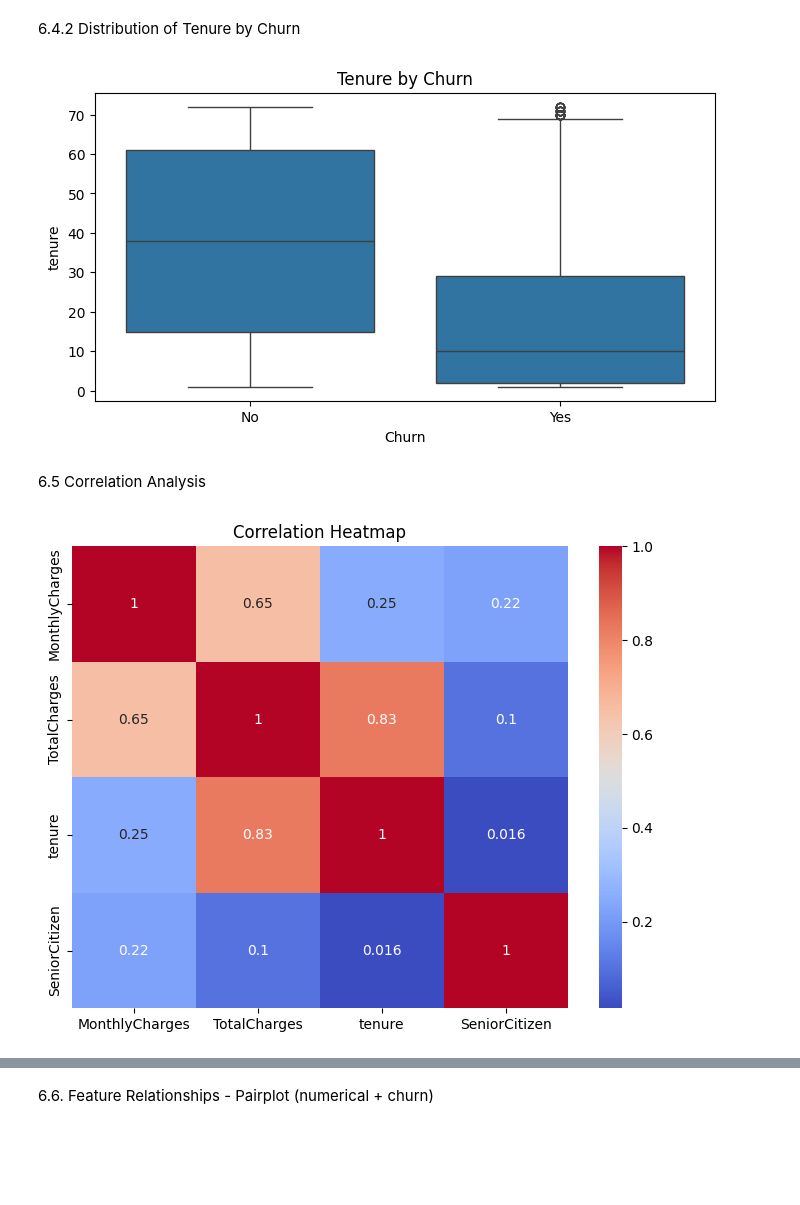
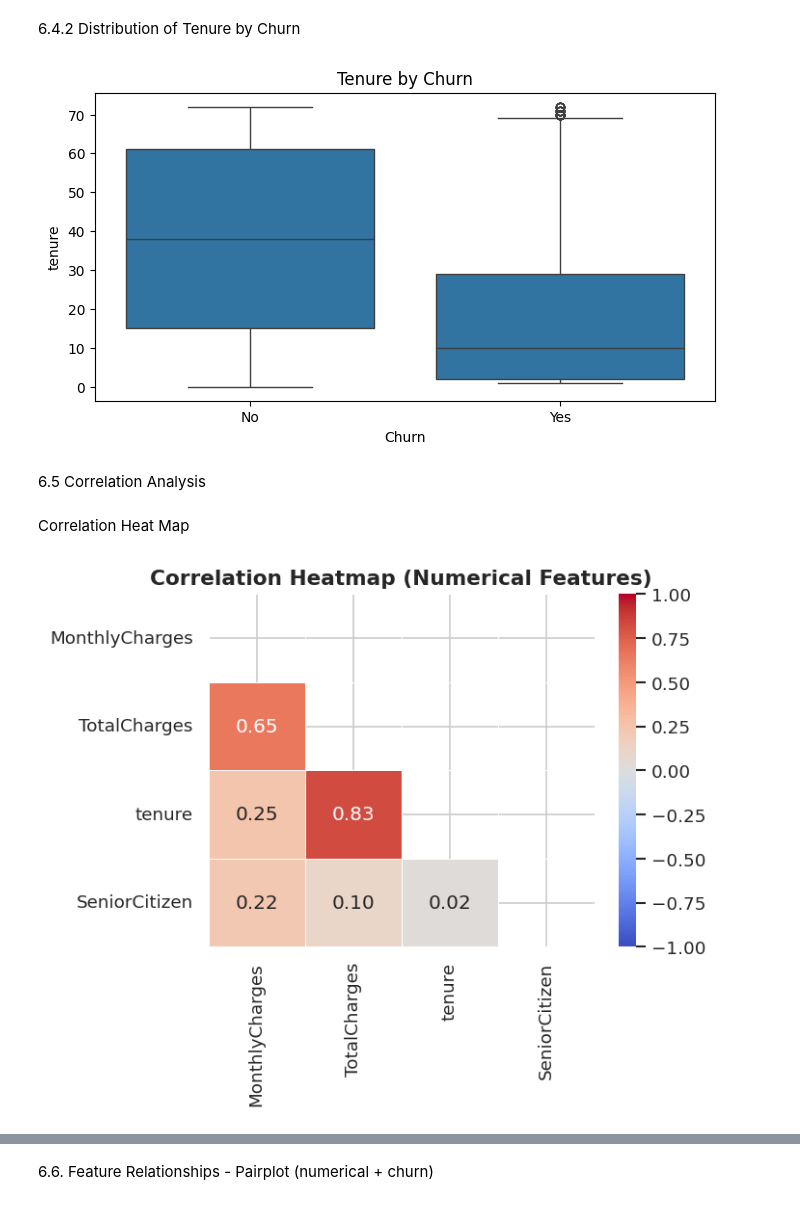
Before and after one commit to Shakya658/customer-churn, a Jupyter notebook: Notebooks/churn_analysis.ipynb, the cells around one changed output, grey strips where cells are left out. Saved outputs shown, nothing was run; the diff lists cells and outputs as text; code cells hidden in the pictures; blank space fills up the shorter version.

```diff
--- a/Notebooks/churn_analysis.ipynb
+++ b/Notebooks/churn_analysis.ipynb
@@ -21,3 +28,6 @@ import seaborn as sns
+# %%
+sns.set_theme(style="whitegrid", palette="muted")
+plt.rcParams.update({"figure.dpi": 120, "axes.titlesize": 13, "axes.labelsize": 11})
 # %% [markdown]
 #3. Data Loading
 # %%
@@ -134,6 +167,3 @@ df['TotalCharges'] = pd.to_numeric(df['TotalCharges'], errors='coerce')
 print(df['TotalCharges'].isnull().sum())
 # %% [output]
 11
-# %%
-# Drop rows with NaN TotalCharges if any
-df = df.dropna(subset=['TotalCharges'])
@@ -140,3 +172,6 @@ df = df.dropna(subset=['TotalCharges'])
+# %%
+# Instead of dropping we calculate the total charges.
+df['TotalCharges'] = df ['TotalCharges'].fillna(df['MonthlyCharges'] * df['tenure'])
 # %%
 # Confirm no missing values remain in TotalCharges
 print(df['TotalCharges'].isnull().sum())
@@ -235,14 +275,20 @@ sns.boxplot(x='Churn', y='tenure', data=df)
 plt.title('Tenure by Churn')
 plt.show()
 # %% [output]
-[figure, old version]
+[figure, new version]
 # %% [markdown]
 6.5 Correlation Analysis
+# %% [markdown]
+Correlation Heat Map
 # %%
-plt.figure(figsize=(8,6))
+fig, ax = plt.subplots(figsize=(6, 5))
 corr = df[['MonthlyCharges', 'TotalCharges', 'tenure', 'SeniorCitizen']].corr()
-sns.heatmap(corr, annot=True, cmap='coolwarm')
-plt.title('Correlation Heatmap')
+mask = np.triu(np.ones_like(corr, dtype=bool))
+sns.heatmap(corr, annot=True, cmap='coolwarm', fmt='.2f', mask=mask,
+            linewidths=0.5, ax=ax, vmin=-1, vmax=1)
+ax.set_title('Correlation Heatmap (Numerical Features)', fontweight='bold')
+plt.tight_layout()
+plt.savefig('04_correlation_heatmap.png', bbox_inches='tight')
 plt.show()
 # %% [output]
-[figure, old version]
+[figure, new version]
```
Also changed, not shown: parts of 87 cells of this notebook, 7 other files.
